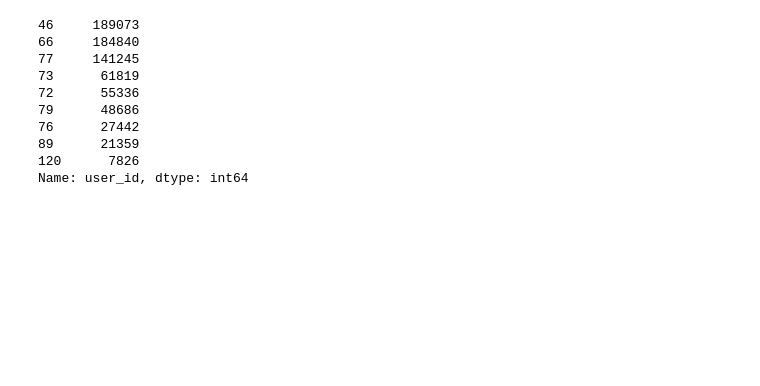
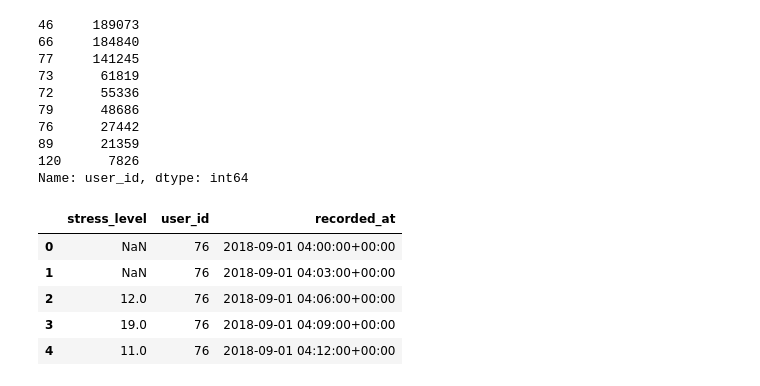
Before and after one commit to qweliant/DS-Unit-2-Applied-Modeling, a Jupyter notebook: module1/assignment_applied_modeling_1.ipynb, the cells around one changed output. Cells and saved outputs as stored; diff of their text form; code cells hidden in the pictures; blank space fills up the shorter version.

```diff
--- a/module1/assignment_applied_modeling_1.ipynb
+++ b/module1/assignment_applied_modeling_1.ipynb
@@ -43,4 +52,6 @@ df.head()
 | 2 | 2 | 52724 | 12.0 | 4 | 2018-09-03 23:36:22.997334+00:00 | 76 | 2018-09-01 04:06:00+00:00 |
 | 3 | 3 | 52725 | 19.0 | 4 | 2018-09-03 23:36:23.002467+00:00 | 76 | 2018-09-01 04:09:00+00:00 |
 | 4 | 4 | 52726 | 11.0 | 4 | 2018-09-03 23:36:23.007704+00:00 | 76 | 2018-09-01 04:12:00+00:00 |
+# %%
+lmbk['recorded_at'] = pd.to_datetime(lmbk.recorded_at)
 # %%
@@ -74,0 +116,9 @@ Name: user_id, dtype: int64
+# %%
+lmbk.head()
+# %% [output]
+|  | stress_level | user_id | recorded_at |
+| 0 | NaN | 76 | 2018-09-01 04:00:00+00:00 |
+| 1 | NaN | 76 | 2018-09-01 04:03:00+00:00 |
+| 2 | 12.0 | 76 | 2018-09-01 04:06:00+00:00 |
+| 3 | 19.0 | 76 | 2018-09-01 04:09:00+00:00 |
+| 4 | 11.0 | 76 | 2018-09-01 04:12:00+00:00 |
```
Also changed, not shown: parts of 36 cells of this notebook.
